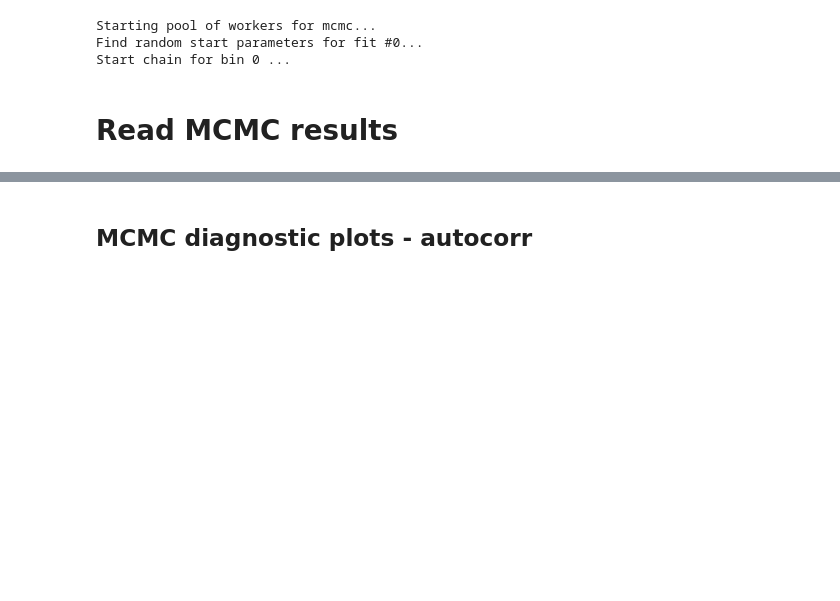
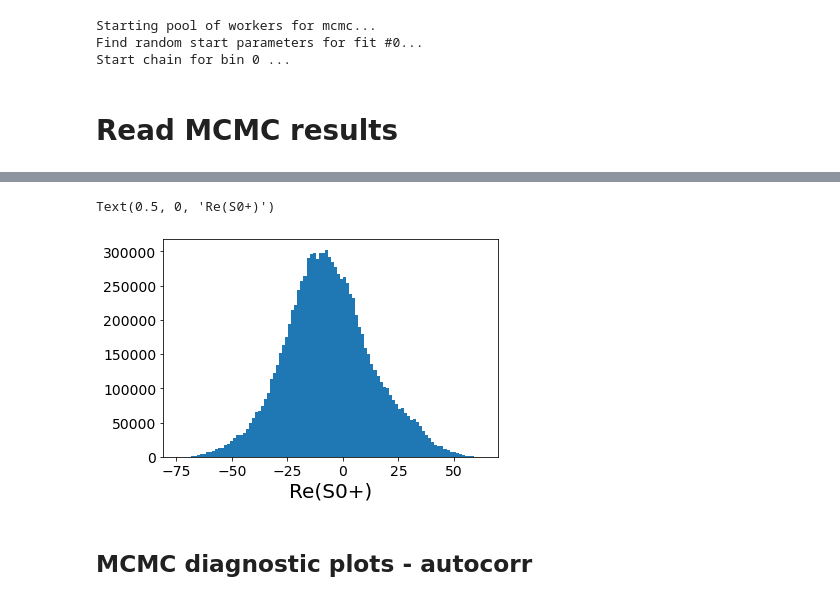
Before and after one commit to lan13005/GlueX-Partial-Wave-Analysis, a Jupyter notebook: pypwa/mcmc_pypwa/MCMCexample_minuit.ipynb, the cells around one changed output, grey strips where cells are left out. Drawn from its saved outputs; the diff is of its cells as text; code cells hidden in the pictures; blank space fills up the shorter version.

```diff
--- a/pypwa/mcmc_pypwa/MCMCexample_minuit.ipynb
+++ b/pypwa/mcmc_pypwa/MCMCexample_minuit.ipynb
@@ -917,3 +957,10 @@ _=plt.hist(samplesList[0][:,0,0],bins=100)
+# %%
+fig,ax=plt.subplots(1,1,figsize=(6,4))
+_=ax.hist(samplesList[0].reshape(100000*100,24)[:,0],bins=100)
+ax.set_xlabel("Re(S0+)")
+# %% [output]
+Text(0.5, 0, 'Re(S0+)')
+[figure, added]
 # %% [markdown]
 ## MCMC diagnostic plots - autocorr
 # %% [markdown]
```
Also changed, not shown: parts of 4 cells of this notebook, 4 other files.
